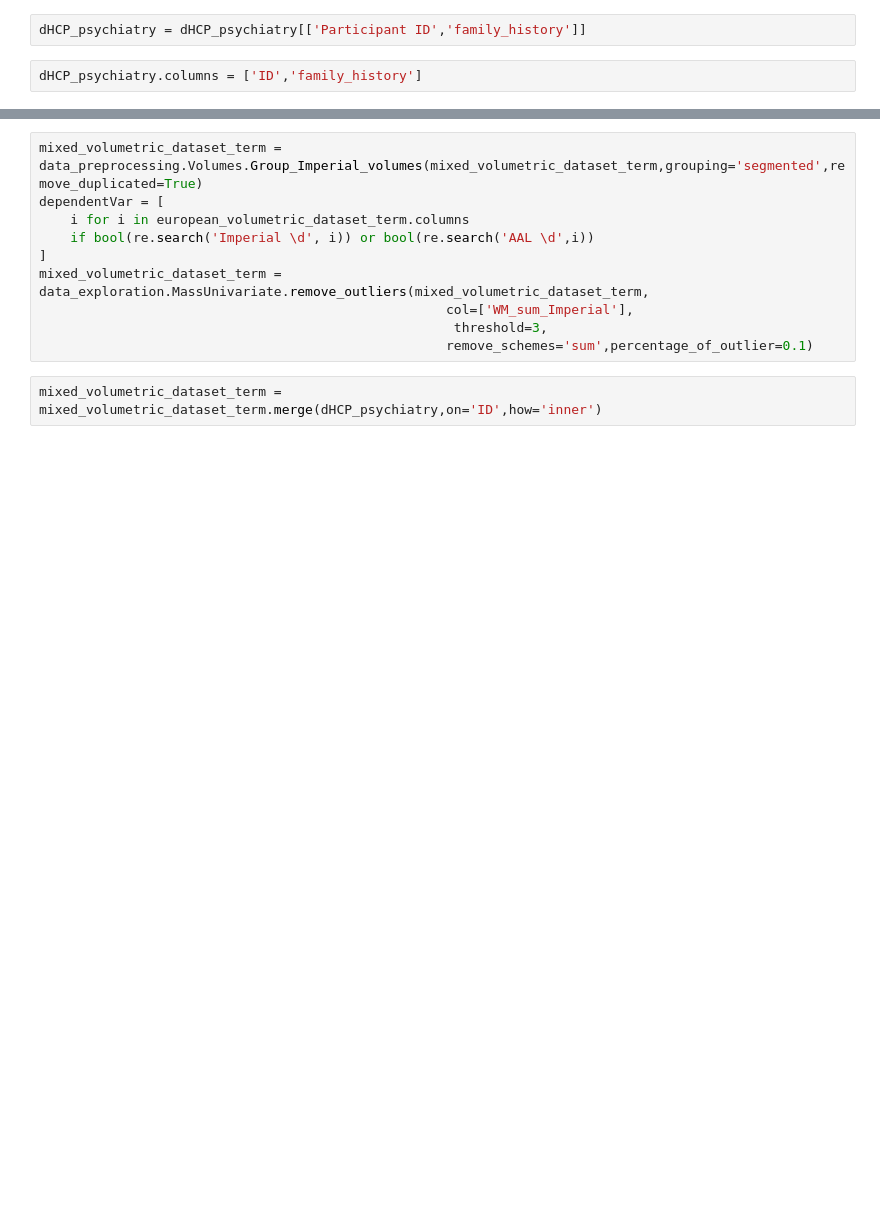
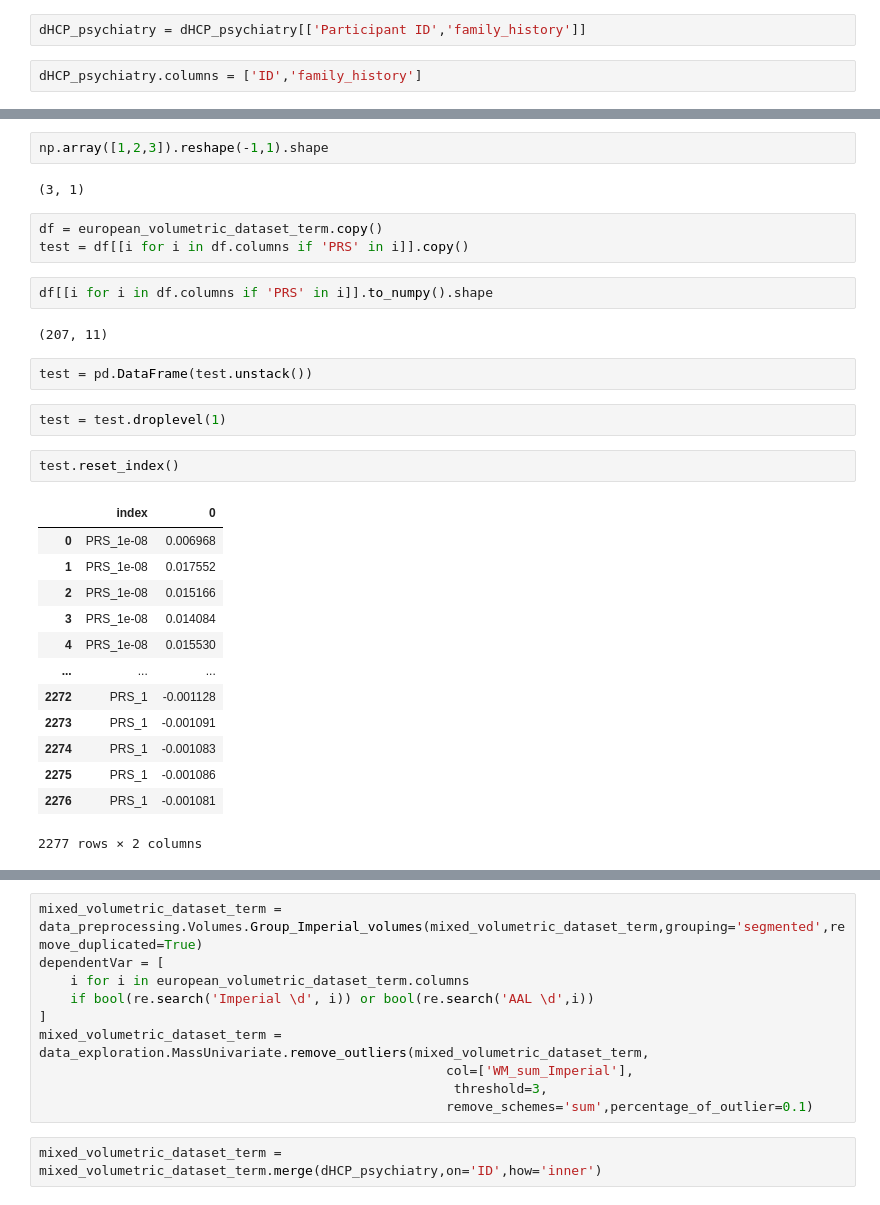
Before and after one commit to lehai-ml/dHCP_genetics, a Jupyter notebook: notebook_results/scz/7_SCZ_outcome_dHCP.ipynb, the cells around one changed output, grey strips where cells are left out. Cells and saved outputs as stored; diff of their text form; blank space fills up the shorter version.

```diff
--- a/notebook_results/scz/7_SCZ_outcome_dHCP.ipynb
+++ b/notebook_results/scz/7_SCZ_outcome_dHCP.ipynb
@@ -71,0 +88,31 @@ dHCP_psychiatry.columns = ['ID','family_history']
+# %%
+np.array([1,2,3]).reshape(-1,1).shape
+# %% [output]
+(3, 1)
+# %%
+df = european_volumetric_dataset_term.copy()
+test = df[[i for i in df.columns if 'PRS' in i]].copy()
+# %%
+df[[i for i in df.columns if 'PRS' in i]].to_numpy().shape
+# %% [output]
+(207, 11)
+# %%
+test = pd.DataFrame(test.unstack())
+# %%
+test = test.droplevel(1)
+# %%
+test.reset_index()
+# %% [output]
+|  | index | 0 |
+| 0 | PRS_1e-08 | 0.006968 |
+| 1 | PRS_1e-08 | 0.017552 |
+| 2 | PRS_1e-08 | 0.015166 |
+| 3 | PRS_1e-08 | 0.014084 |
+| 4 | PRS_1e-08 | 0.015530 |
+| ... | ... | ... |
+| 2272 | PRS_1 | -0.001128 |
+| 2273 | PRS_1 | -0.001091 |
+| 2274 | PRS_1 | -0.001083 |
+| 2275 | PRS_1 | -0.001086 |
+| 2276 | PRS_1 | -0.001081 |
+2277 rows × 2 columns
```
Also changed, not shown: parts of 13 cells of this notebook.
